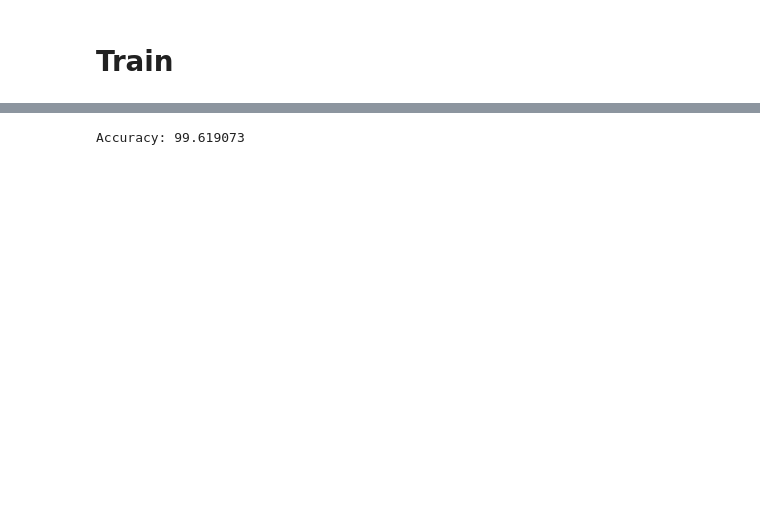
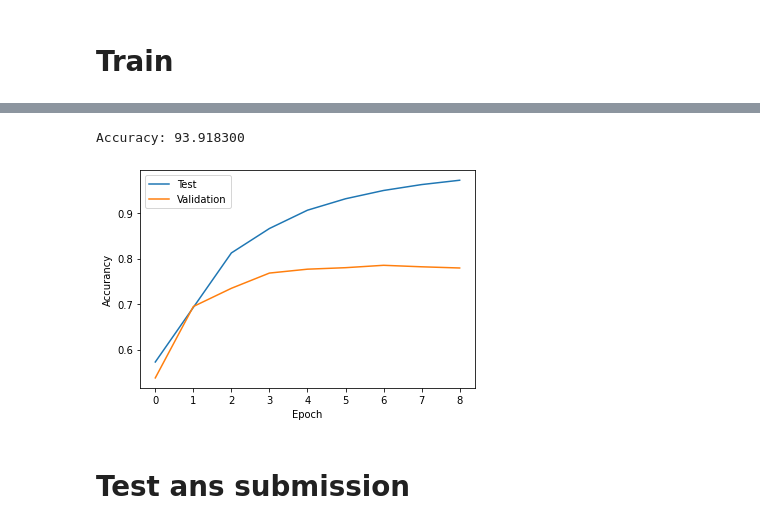
Before and after one commit to george-zakharov/ml-random, a Jupyter notebook: Tweet_predictor.ipynb, the cells around one changed output, grey strips where cells are left out. Saved outputs shown, nothing was run; the diff lists cells and outputs as text; code cells hidden in the pictures; blank space fills up the shorter version.

Commit message:
Final submission

```diff
--- a/Tweet_predictor.ipynb
+++ b/Tweet_predictor.ipynb
@@ -211,7 +213,11 @@ _________________________________________________________________
 None
 # %% [markdown]
 # Train
+# %%
+early_stopping_callback = EarlyStopping(monitor='val_acc', patience=2)
 # %%
-history = model.fit(padded_sentences, train_data['target'], epochs=20, verbose=1)
+history = model.fit(padded_sentences, train_data['target'], batch_size=100, epochs=20, verbose=1, validation_split=0.2, callbacks=[early_stopping_callback])
+
+print("\nStop on epoch: ", early_stopping_callback.stopped_epoch)
 # %% [output]
 Epoch 1/20
@@ -235,4 +244,17 @@ Epoch 20/20
 loss, accuracy = model.evaluate(padded_sentences, train_data['target'], verbose=0)
 print('Accuracy: %f' % (accuracy*100))
 # %% [output]
-Accuracy: 99.619073
+Accuracy: 93.918300
+# %%
+plt.plot(history.history['acc'],
+         label='Test')
+plt.plot(history.history['val_acc'],
+         label='Validation')
+plt.xlabel('Epoch')
+plt.ylabel('Accurancy')
+plt.legend()
+plt.show()
+# %% [output]
+[figure, added]
+# %% [markdown]
+# Test ans submission
```
Also changed, not shown: parts of 12 cells of this notebook.
